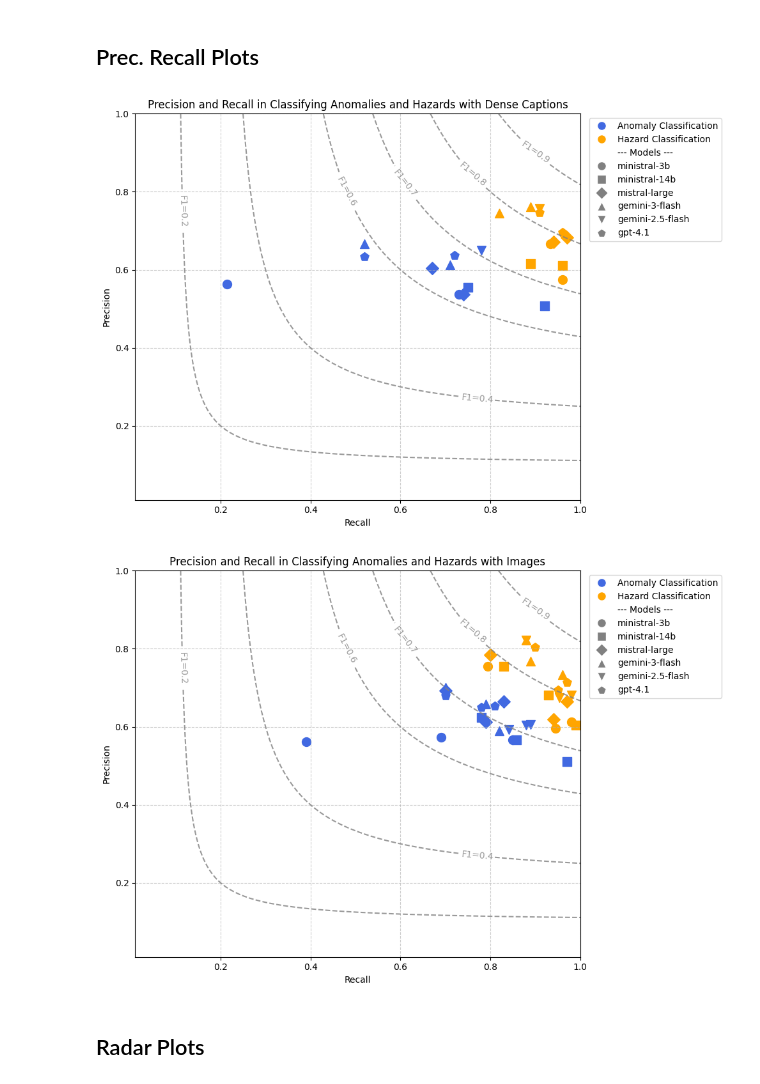
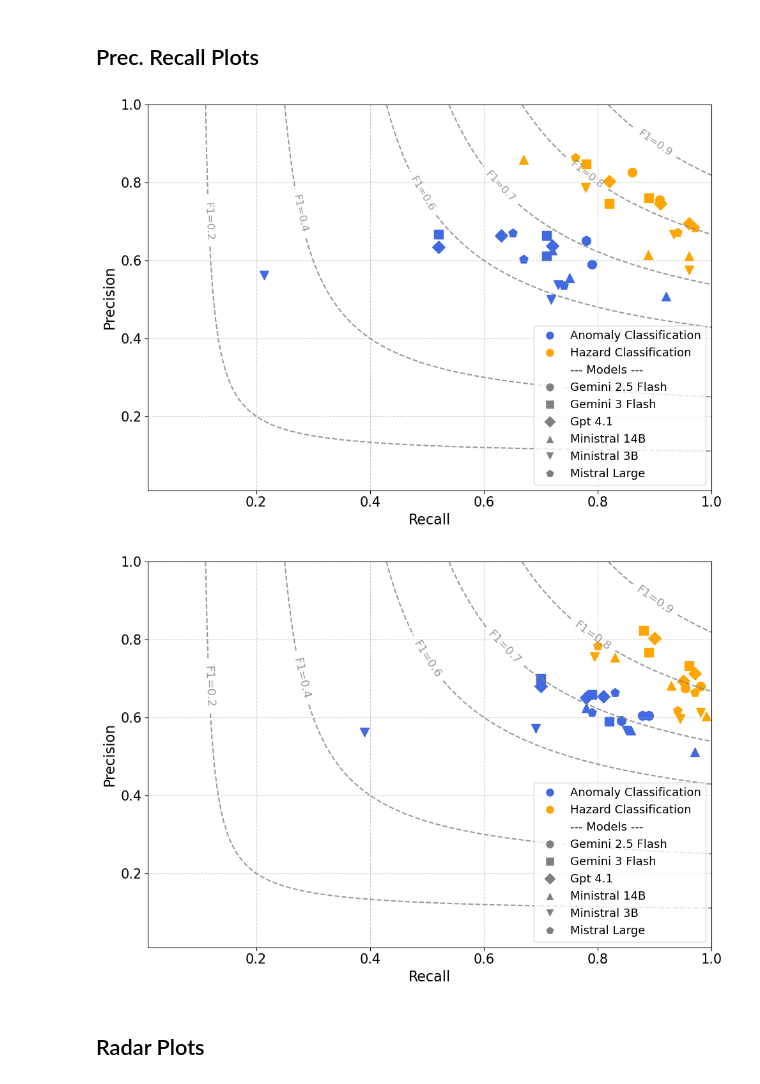
Before and after one commit to indukurimkv/IRAL-LLM-Visual-Context-Understanding, a Jupyter notebook: data-analysis.ipynb, the cells around one changed output. Drawn from its saved outputs; the diff is of its cells as text; code cells hidden in the pictures.

```diff
--- a/data-analysis.ipynb
+++ b/data-analysis.ipynb
@@ -213,7 +184,7 @@ print(dense_cap_results.to_latex())
 #     'haz_r': [0.98, 0.99, 0.97, 0.96, 0.98]
 # }
 # df = pd.DataFrame(data)
-df = dense_cap_results
+df = dense_cap_results.sort_values(by="model")
 # Define unique markers for each model
 markers = ['o', 's', 'D', '^', 'v', 'p', '*']
 model_names = df['model'].unique()
@@ -240,7 +211,7 @@ F1 = 2 * (X * Y) / (X + Y)
 
 levels = [0.2, 0.4, 0.6, 0.7, 0.8, 0.9]
 contours = plt.contour(X, Y, F1, levels=levels, colors='gray', alpha=0.8, linestyles='--')
-plt.clabel(contours, inline=True, fontsize=10, fmt='F1=%.1f')
+plt.clabel(contours, inline=True, fontsize=12, fmt='F1=%.1f')
 
 # Create custom legend for Colors and Shapes
 from matplotlib.lines import Line2D
@@ -248,22 +219,23 @@ legend_elements = [
     Line2D([0], [0], marker='o', color='w', label='Anomaly Classification', markerfacecolor='royalblue', markersize=10),
     Line2D([0], [0], marker='o', color='w', label='Hazard Classification', markerfacecolor='orange', markersize=10),
     Line2D([0], [0], color='w', label='--- Models ---')
-] + [Line2D([0], [0], marker=model_to_marker[name], color='w', label=name,
+] + [Line2D([0], [0], marker=model_to_marker[name], color='w', label=name.replace("-", " ").title(),
             markerfacecolor='gray', markersize=10) for name in model_names]
 
-plt.legend(handles=legend_elements, bbox_to_anchor=(1.01, 1), loc='upper left')
-plt.title('Precision and Recall in Classifying Anomalies and Hazards with Dense Captions')
-plt.xlabel('Recall')
-plt.ylabel('Precision')
+plt.legend(handles=legend_elements, loc='lower right', fontsize=13)
+# plt.title('Precision and Recall in Classifying Anomalies and Hazards with Dense Captions')
+plt.xlabel('Recall', fontsize = 16)
+plt.ylabel('Precision', fontsize = 16)
+plt.gca().tick_params(axis='both', which="both", labelsize=15)
 plt.grid(True, linestyle='--', alpha=0.6)
 plt.tight_layout()
 
 plt.savefig("dense_cap_mode_prec_vs_recall.png", dpi=300)
 plt.show()
 # %% [output]
-[figure, old version]
+[figure, new version]
 # %%
-df = image_results
+df = image_results.sort_values(by="model")
 # Define unique markers for each model
 markers = ['o', 's', 'D', '^', 'v', 'p', '*']
 model_names = df['model'].unique()
@@ -278,40 +250,41 @@ for _, row in df.iterrows():
     plt.scatter(row['anom_recall'], row['anom_precision'],
                 color='royalblue', marker=m, s=100, label=f"{row['model']} (Anom)" if _ == 0 else "")
 
     # Plot Hazard point
     plt.scatter(row['haz_recall'], row['haz_precision'],
                 color='orange', marker=m, s=100, label=f"{row['model']} (Haz)" if _ == 0 else "")
 
 # 3. Generate F1 Iso-curves (the background contours)
 x = np.linspace(0.01, 1, 100)
 y = np.linspace(0.01, 1, 100)
 X, Y = np.meshgrid(x, y)
 F1 = 2 * (X * Y) / (X + Y)
 
 levels = [0.2, 0.4, 0.6, 0.7, 0.8, 0.9]
 contours = plt.contour(X, Y, F1, levels=levels, colors='gray', alpha=0.8, linestyles='--')
-plt.clabel(contours, inline=True, fontsize=10, fmt='F1=%.1f')
+plt.clabel(contours, inline=True, fontsize=13, fmt='F1=%.1f')
 
 # Create custom legend for Colors and Shapes
 from matplotlib.lines import Line2D
 legend_elements = [
     Line2D([0], [0], marker='o', color='w', label='Anomaly Classification', markerfacecolor='royalblue', markersize=10),
     Line2D([0], [0], marker='o', color='w', label='Hazard Classification', markerfacecolor='orange', markersize=10),
     Line2D([0], [0], color='w', label='--- Models ---')
-] + [Line2D([0], [0], marker=model_to_marker[name], color='w', label=name,
+] + [Line2D([0], [0], marker=model_to_marker[name], color='w', label=name.replace("-", " ").title(),
             markerfacecolor='gray', markersize=10) for name in model_names]
 
-plt.legend(handles=legend_elements, bbox_to_anchor=(1.01, 1), loc='upper left')
-plt.title('Precision and Recall in Classifying Anomalies and Hazards with Images')
-plt.xlabel('Recall')
-plt.ylabel('Precision')
+plt.legend(handles=legend_elements, loc='lower right', fontsize = 13)
+# plt.title('Precision and Recall in Classifying Anomalies and Hazards with Images')
+plt.xlabel('Recall', fontsize=16)
+plt.ylabel('Precision', fontsize=16)
+plt.gca().tick_params(axis='both', which="both", labelsize=15)
 plt.grid(True, linestyle='--', alpha=0.6)
 plt.tight_layout()
 
 plt.savefig("img_mode_prec_vs_recall.png", dpi=300)
 plt.show()
 # %% [output]
-[figure, old version]
+[figure, new version]
 # %% [markdown]
 ## Radar Plots
 # %%
```
Also changed, not shown: parts of 5 cells of this notebook, 7 other files.
